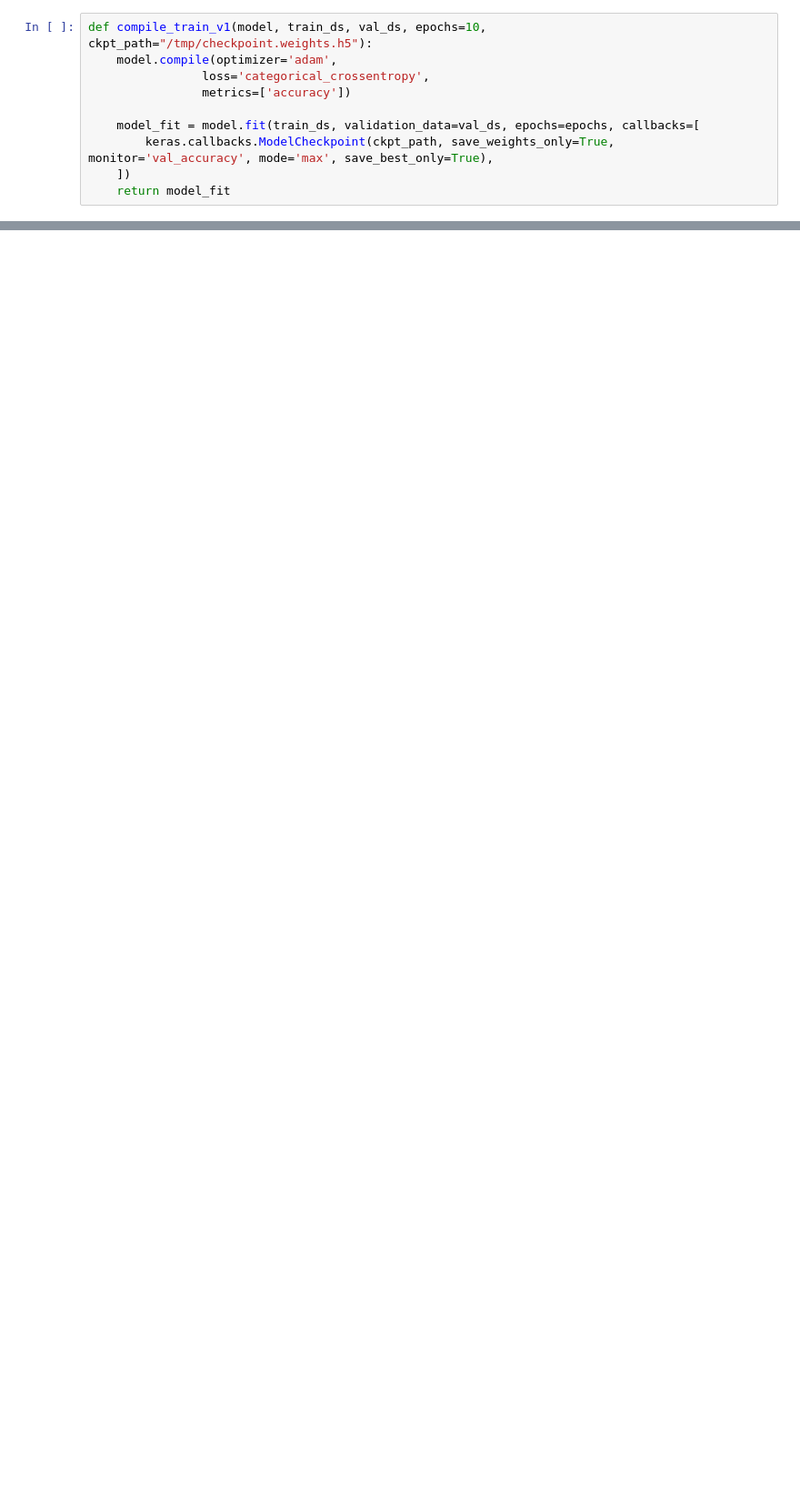
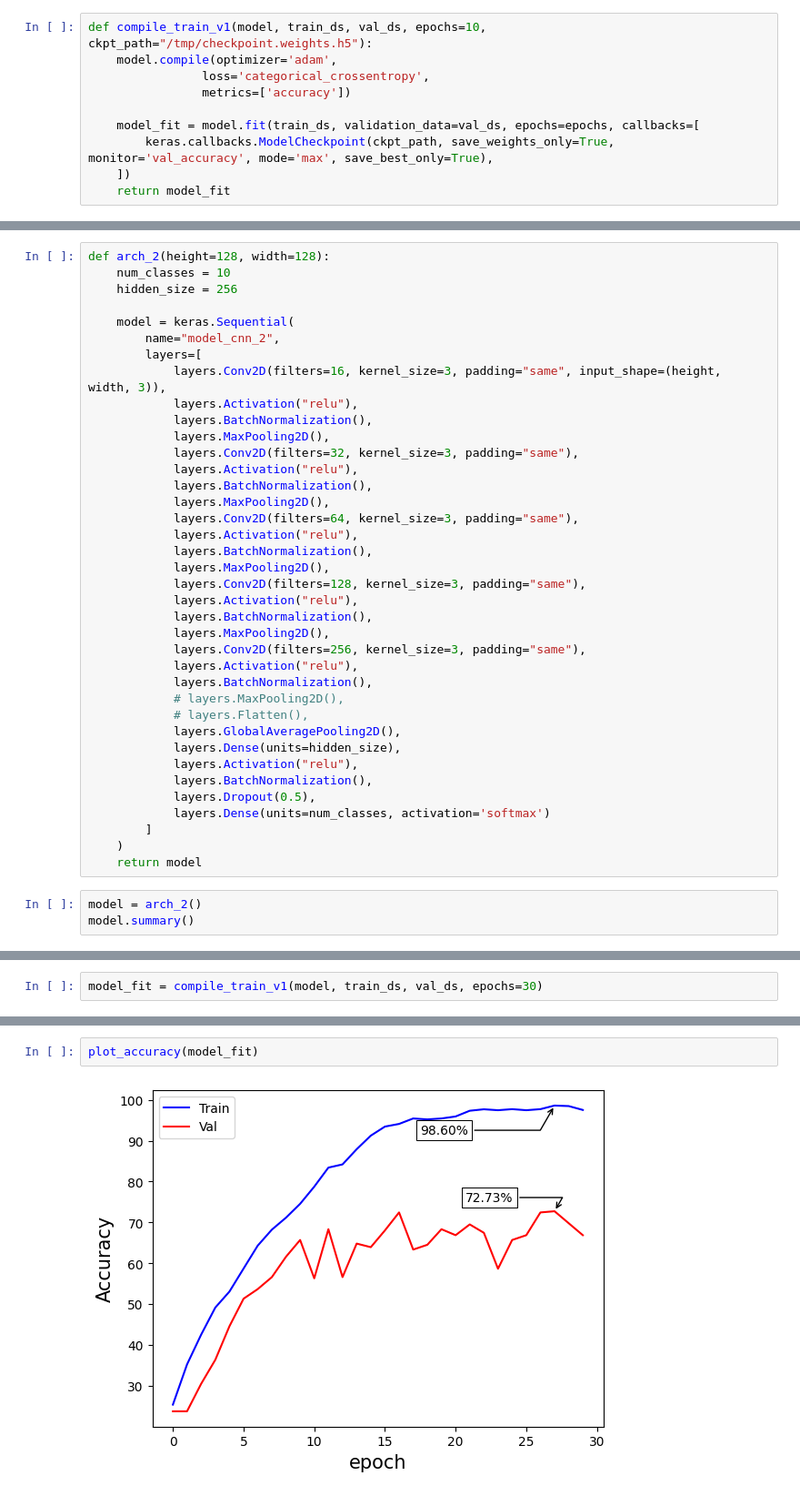
Before and after one commit to Jayaprakash1710/Module-21-Computer-vision, a Jupyter notebook: DJ_Lec_3_CNN_under_the_hood.ipynb, the cells around one changed output, grey strips where cells are left out. Shown at 91% size. Drawn from its saved outputs; the diff is of its cells as text; blank space fills up the shorter version.

Commit message:
Used batch norm and dropouts to avoid overfitting

```diff
--- a/DJ_Lec_3_CNN_under_the_hood.ipynb
+++ b/DJ_Lec_3_CNN_under_the_hood.ipynb
@@ -352,0 +355,41 @@ Test Accuracy: 70.43%
+# %%
+def arch_2(height=128, width=128):
+    num_classes = 10
+    hidden_size = 256
+
+    model = keras.Sequential(
+        name="model_cnn_2",
+        layers=[
+            layers.Conv2D(filters=16, kernel_size=3, padding="same", input_shape=(height, width, 3)),
+            layers.Activation("relu"),
+            layers.BatchNormalization(),
+            layers.MaxPooling2D(),
+            layers.Conv2D(filters=32, kernel_size=3, padding="same"),
+            layers.Activation("relu"),
+            layers.BatchNormalization(),
+            layers.MaxPooling2D(),
+            layers.Conv2D(filters=64, kernel_size=3, padding="same"),
+            layers.Activation("relu"),
+            layers.BatchNormalization(),
+            layers.MaxPooling2D(),
+            layers.Conv2D(filters=128, kernel_size=3, padding="same"),
+            layers.Activation("relu"),
+            layers.BatchNormalization(),
+            layers.MaxPooling2D(),
+            layers.Conv2D(filters=256, kernel_size=3, padding="same"),
+            layers.Activation("relu"),
+            layers.BatchNormalization(),
+            # layers.MaxPooling2D(),
+            # layers.Flatten(),
+            layers.GlobalAveragePooling2D(),
+            layers.Dense(units=hidden_size),
+            layers.Activation("relu"),
+            layers.BatchNormalization(),
+            layers.Dropout(0.5),
+            layers.Dense(units=num_classes, activation='softmax')
+        ]
+    )
+    return model
+# %%
+model = arch_2()
+model.summary()
@@ -352,0 +418,2 @@ Test Accuracy: 70.43%
+# %%
+model_fit = compile_train_v1(model, train_ds, val_ds, epochs=30)
@@ -352,0 +438,4 @@ Test Accuracy: 70.43%
+# %%
+plot_accuracy(model_fit)
+# %% [output]
+[figure, added]
```
Also changed, not shown: parts of 21 cells of this notebook.
